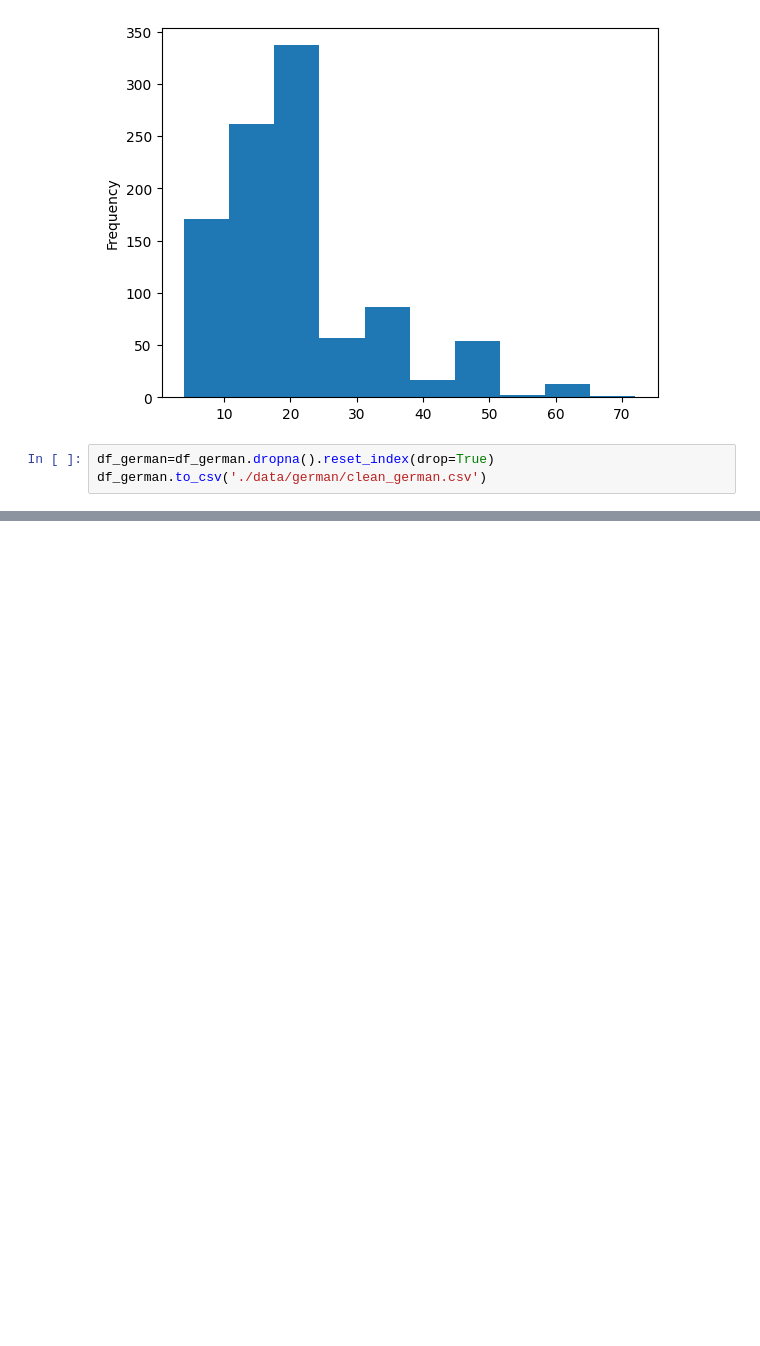
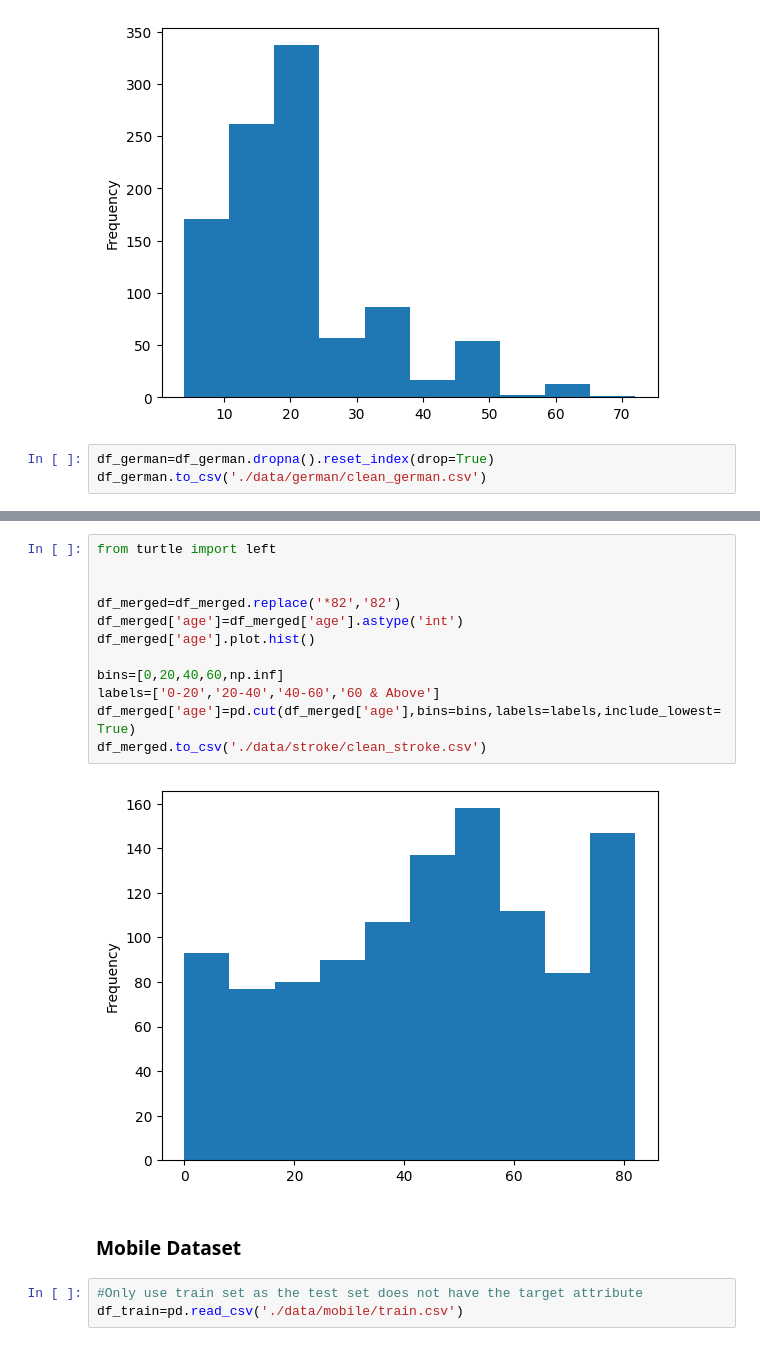
Before and after one commit to Shaojieee/Classification-Based-on-Association, a Jupyter notebook: Data Cleaning.ipynb, the cells around one changed output, grey strips where cells are left out. Saved outputs shown, nothing was run; the diff lists cells and outputs as text; blank space fills up the shorter version.

```diff
--- a/Data Cleaning.ipynb
+++ b/Data Cleaning.ipynb
@@ -127,0 +159,19 @@ df_german.to_csv('./data/german/clean_german.csv')
+# %%
+from turtle import left
+
+
+df_merged=df_merged.replace('*82','82')
+df_merged['age']=df_merged['age'].astype('int')
+df_merged['age'].plot.hist()
+
+bins=[0,20,40,60,np.inf]
+labels=['0-20','20-40','40-60','60 & Above']
+df_merged['age']=pd.cut(df_merged['age'],bins=bins,labels=labels,include_lowest=True)
+df_merged.to_csv('./data/stroke/clean_stroke.csv')
+# %% [output]
+[figure, added]
+# %% [markdown]
+### Mobile Dataset
+# %%
+#Only use train set as the test set does not have the target attribute
+df_train=pd.read_csv('./data/mobile/train.csv')
```
Also changed, not shown: parts of 27 cells of this notebook, 13 other files.
